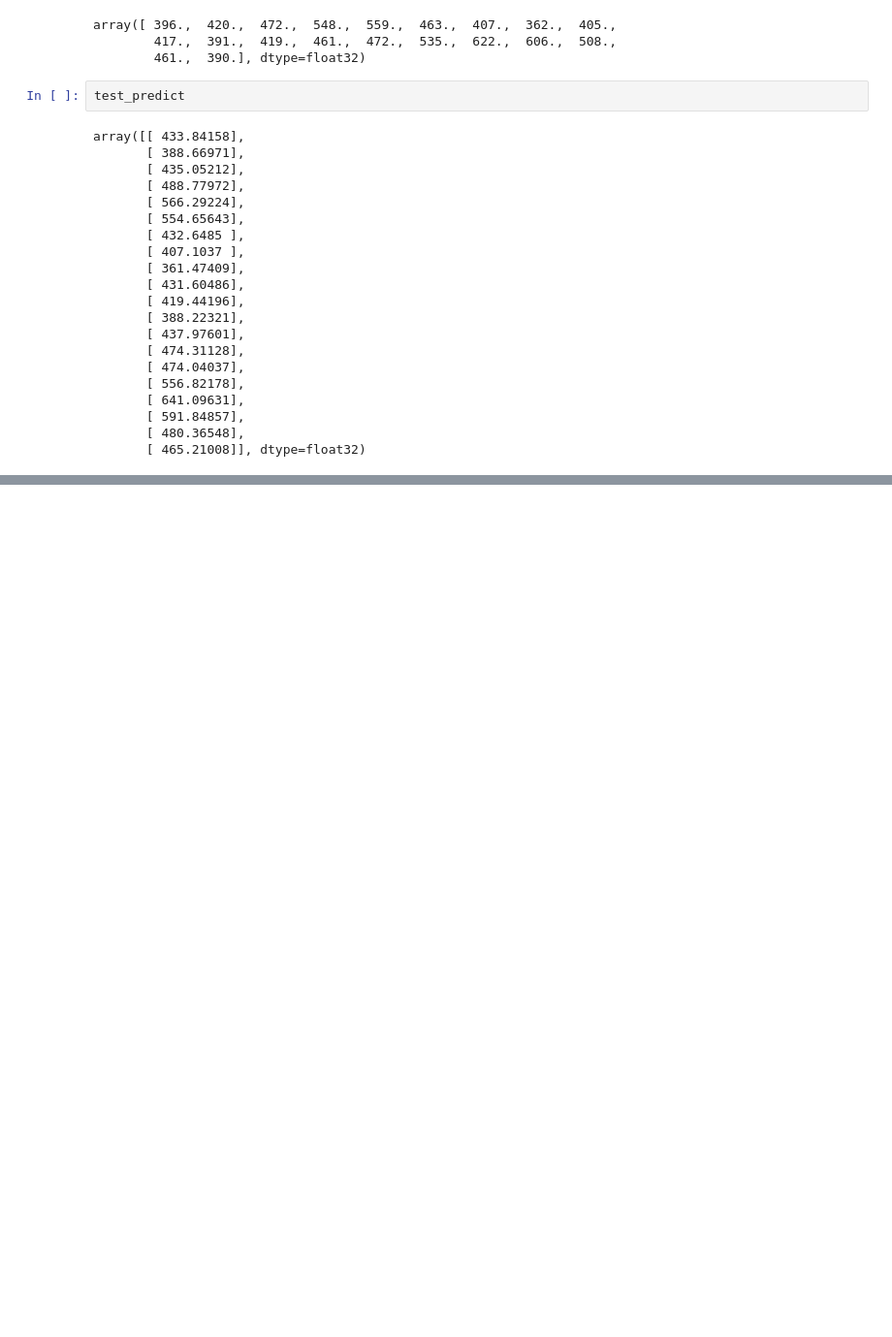
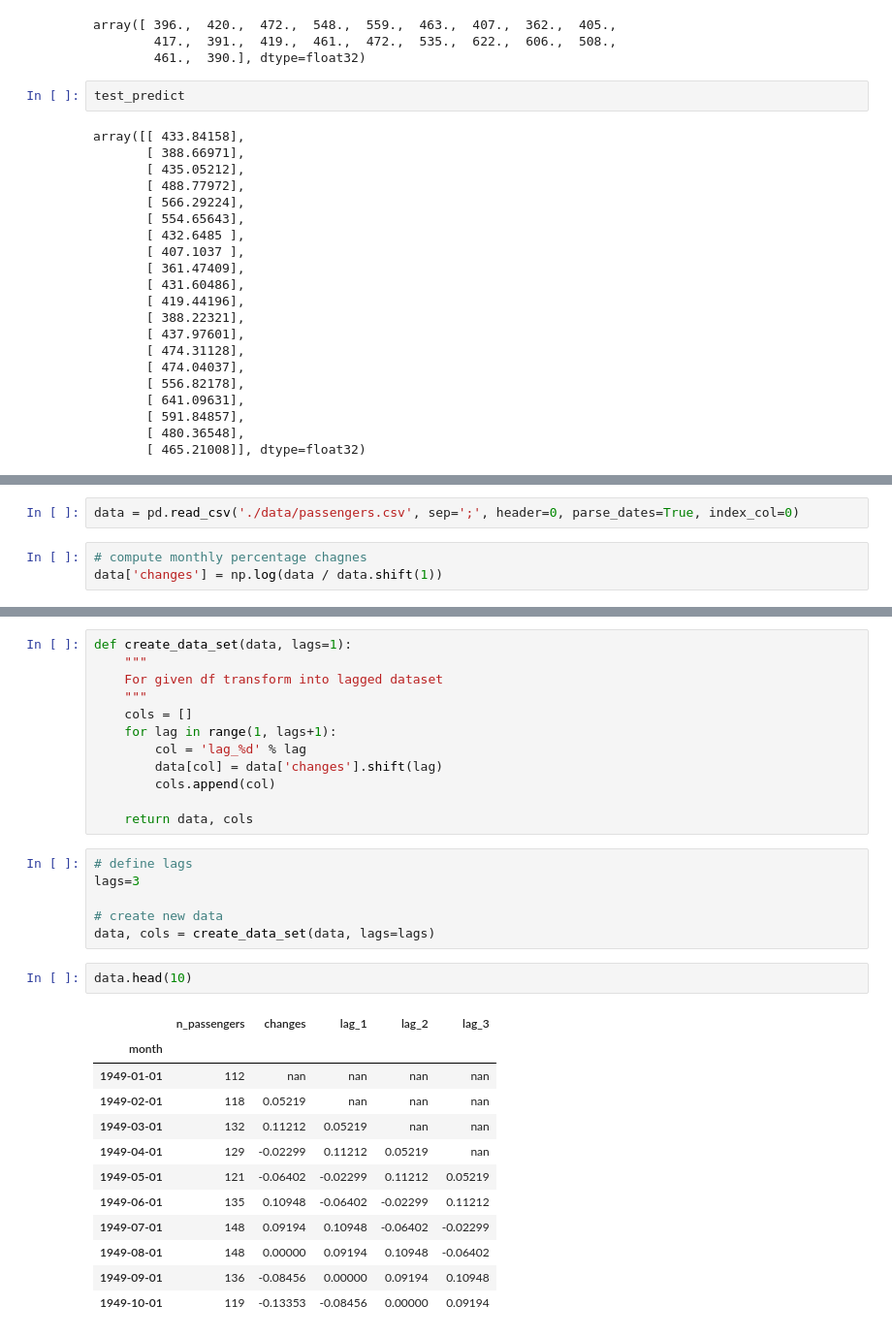
Before and after one commit to dacatay/time-series-analysis, a Jupyter notebook: 06_ANN_Forecasting.ipynb, the cells around one changed output, grey strips where cells are left out. Shown: that part at 97% size. Saved outputs shown, nothing was run; the diff lists cells and outputs as text; blank space fills up the shorter version.

```diff
--- a/06_ANN_Forecasting.ipynb
+++ b/06_ANN_Forecasting.ipynb
@@ -477,0 +408,5 @@ plt.show()
+# %%
+data = pd.read_csv('./data/passengers.csv', sep=';', header=0, parse_dates=True, index_col=0)
+# %%
+# compute monthly percentage chagnes
+data['changes'] = np.log(data / data.shift(1))
@@ -477,0 +423,33 @@ plt.show()
+# %%
+def create_data_set(data, lags=1):
+    """
+    For given df transform into lagged dataset
+    """
+    cols = []
+    for lag in range(1, lags+1):
+        col = 'lag_%d' % lag
+        data[col] = data['changes'].shift(lag)
+        cols.append(col)
+
+    return data, cols
+# %%
+# define lags
+lags=3
+
+# create new data
+data, cols = create_data_set(data, lags=lags)
+# %%
+data.head(10)
+# %% [output]
+|  | n_passengers | changes | lag_1 | lag_2 | lag_3 |
+| month |  |  |  |  |  |
+| 1949-01-01 | 112 | nan | nan | nan | nan |
+| 1949-02-01 | 118 | 0.05219 | nan | nan | nan |
+| 1949-03-01 | 132 | 0.11212 | 0.05219 | nan | nan |
+| 1949-04-01 | 129 | -0.02299 | 0.11212 | 0.05219 | nan |
+| 1949-05-01 | 121 | -0.06402 | -0.02299 | 0.11212 | 0.05219 |
+| 1949-06-01 | 135 | 0.10948 | -0.06402 | -0.02299 | 0.11212 |
+| 1949-07-01 | 148 | 0.09194 | 0.10948 | -0.06402 | -0.02299 |
+| 1949-08-01 | 148 | 0.00000 | 0.09194 | 0.10948 | -0.06402 |
+| 1949-09-01 | 136 | -0.08456 | 0.00000 | 0.09194 | 0.10948 |
+| 1949-10-01 | 119 | -0.13353 | -0.08456 | 0.00000 | 0.09194 |
```
Also changed, not shown: parts of 13 cells of this notebook, 1 other file.
